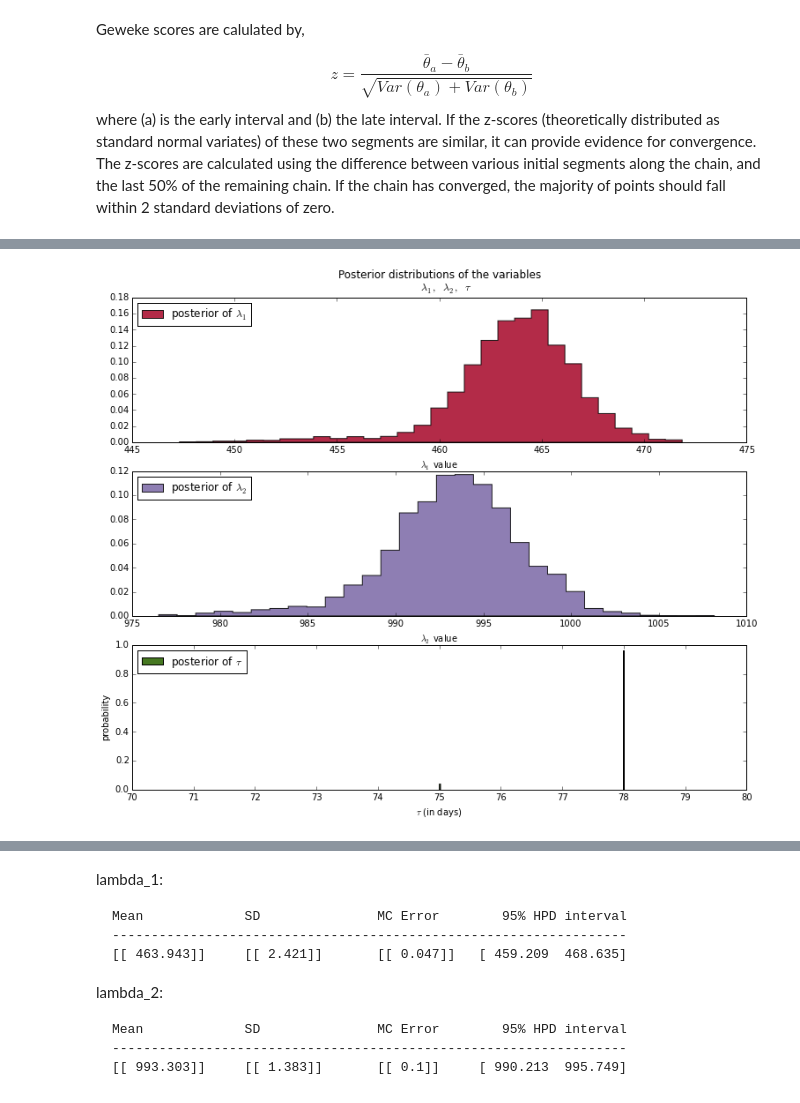
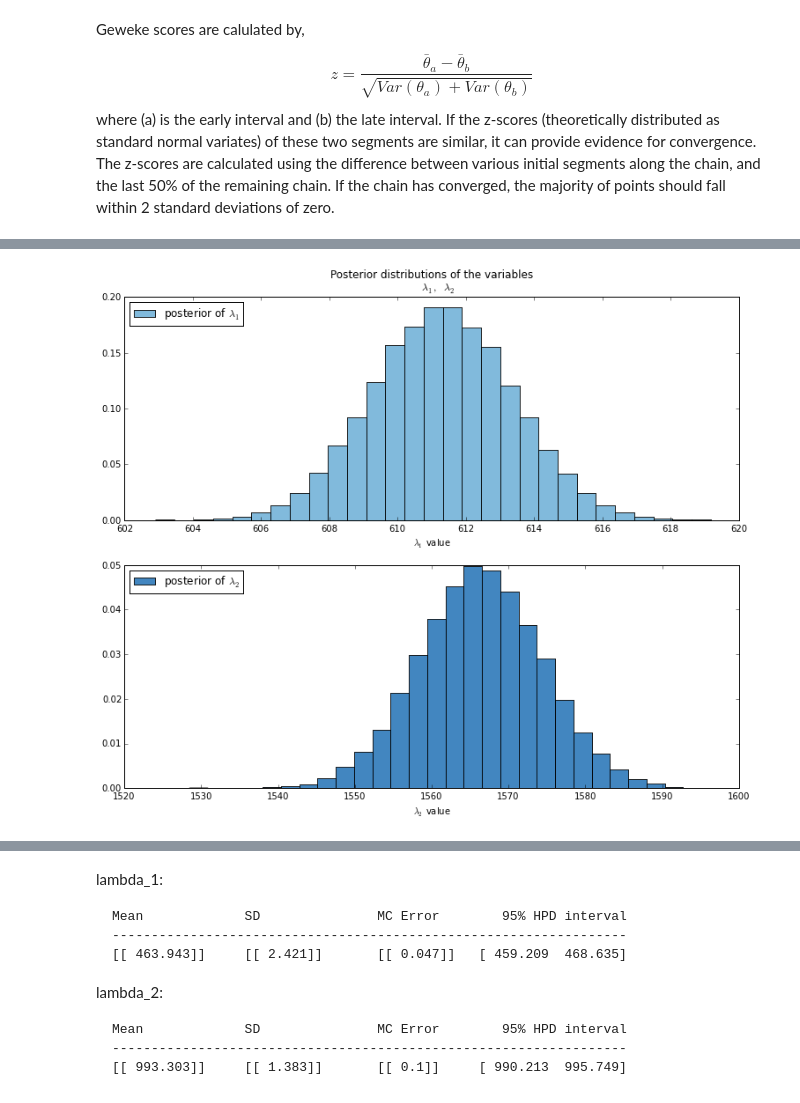
Before and after one commit to ceseale/Stats-Project, a Jupyter notebook: Stat Presentation.ipynb, the cells around one changed output, grey strips where cells are left out. Cells and saved outputs as stored; diff of their text form; code cells hidden in the pictures.

```diff
--- a/Stat Presentation.ipynb
+++ b/Stat Presentation.ipynb
@@ -29,0 +39,7 @@ data_df.nkill.hist(bins = 20)
+# %%
+def ols_helper(hyp_tau, data_df):
+    temp_dummy = np.array(data_df.t >= hyp_tau, dtype = bool)
+    temp_data = pd.DataFrame([data_df.nkill, temp_dummy.astype(int)]).T
+    temp_data.columns = ['nkill','tau_']
+    temp_ols = ols(formula='nkill ~ C(tau_)', data = temp_data)
+    return temp_ols.fit()
@@ -29,0 +120,5 @@ data_df.nkill.hist(bins = 20)
+# %%
+data_full_ols = data_df
+data_df = pd.read_csv('data/txtdata_y2k.csv')
+data_df = np.round(data_df, 0)
+data_df = data_df[data_df.t != 20 ]
@@ -103,0 +312,8 @@ single_tau_tau_samples = mcmc_single.trace('tau')[:]
+# %%
+lambda_1_samples = mcmc.trace('lambda_1')[:]
+lambda_2_samples = mcmc.trace('lambda_2')[:]
+tau_samples = mcmc.trace('tau')[:]
+
+uninfl_lambda_1_samples = uninfl_mcmc.trace('lambda_1')[:]
+uninfl_lambda_2_samples = uninfl_mcmc.trace('lambda_2')[:]
+uninfl_tau_samples = uninfl_mcmc.trace('tau')[:]
@@ -153,37 +415,37 @@ Plotting tau
 # %%
 figsize(12.5, 10)
 # histogram of the samples:
 
-ax = plt.subplot(311)
+ax = plt.subplot(211)
 # ax.set_autoscaley_on(False)
 
-plt.hist(single_tau_lambda_1_samples, histtype='stepfilled', bins=30, alpha=0.85,
-         label="posterior of $\lambda_1$", color="#A60628", normed=True)
+plt.hist(lambda_1_samples, bins=30, alpha=0.85,
+         label="posterior of $\lambda_1$", color='#6baed6', normed=True)
 plt.legend(loc="upper left")
 plt.title(r"""Posterior distributions of the variables
-    $\lambda_1,\;\lambda_2,\;\tau$""")
-# plt.xlim([15, 30])
+    $\lambda_1,\;\lambda_2$""")
+# plt.xlim([400, 500])
 plt.xlabel("$\lambda_1$ value")
 
-ax = plt.subplot(312)
+ax = plt.subplot(212)
 # ax.set_autoscaley_on(False)
-plt.hist(single_tau_lambda_2_samples, histtype='stepfilled', bins=30, alpha=0.85,
-         label="posterior of $\lambda_2$", color="#7A68A6", normed=True)
+plt.hist(lambda_2_samples, bins=30, alpha=0.85,
+         label="posterior of $\lambda_2$", color="#2171b5", normed=True)
 plt.legend(loc="upper left")
 # plt.xlim([15, 30])
 plt.xlabel("$\lambda_2$ value")
 
-plt.subplot(313)
-w = 1.0 / single_tau_tau_samples.shape[0] * np.ones_like(single_tau_tau_samples)
-plt.hist(single_tau_tau_samples, bins=n_count_data, alpha=1,
-         label=r"posterior of $\tau$",
-         color="#467821", weights=w, rwidth=2.)
-plt.xticks(np.arange(n_count_data))
+# plt.subplot(313)
+# w = 1.0 / tau_samples.shape[0] * np.ones_like(tau_samples)
+# plt.hist(tau_samples, bins=n_count_data, alpha=1,
+#          label=r"posterior of $\tau$",
+#          color="#467821", weights=w, rwidth=2.)
+# plt.xticks(np.arange(n_count_data))
 
-plt.legend(loc="upper left")
-# plt.ylim([0, .75])
-plt.xlim([70, 80])
-plt.xlabel(r"$\tau$ (in days)")
-plt.ylabel("probability");
+# plt.legend(loc="upper left")
+# # plt.ylim([0, .75])
+# plt.xlim([140, 150])
+# plt.xlabel(r"$\tau$ (in days)")
+# plt.ylabel("probability");
 # %% [output]
-[figure, old version]
+[figure, new version]
```
Also changed, not shown: parts of 49 cells of this notebook.
